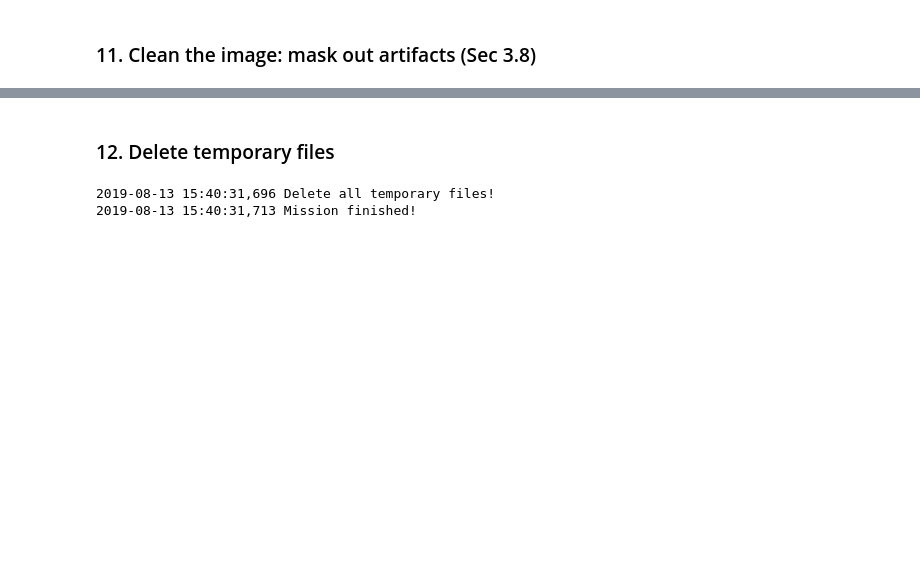
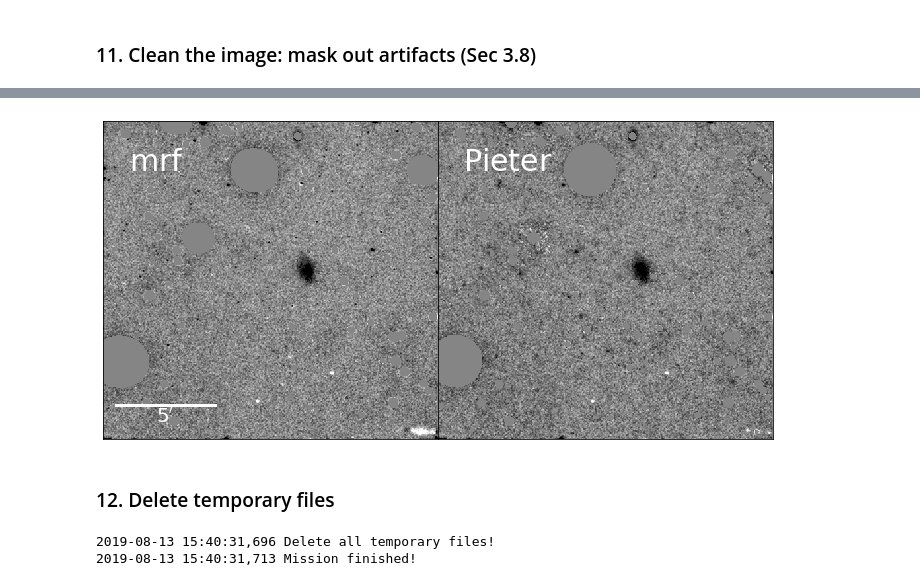
Before and after one commit to AstroJacobLi/mrf, a Jupyter notebook: examples/mrf-m101.ipynb, the cells around one changed output, grey strips where cells are left out. Saved outputs shown, nothing was run; the diff lists cells and outputs as text; code cells hidden in the pictures; blank space fills up the shorter version.

```diff
--- a/examples/mrf-m101.ipynb
+++ b/examples/mrf-m101.ipynb
@@ -568,3 +586,12 @@ plt.savefig('mrf_result.png', bbox_inches='tight', facecolor='silver')
+# %%
+pieter = fits.open('pieter_m101_df3_r_res_final.fits')[0].data
+fig, [ax1, ax2] = plt.subplots(1, 2, figsize=(12, 8))
+display_multiple([final_image, pieter], text=['mrf', 'Pieter'], ax=[ax1, ax2], cmap='binary',
+                 scale_bar_length=300, pixel_scale=2.0)
+plt.subplots_adjust(wspace=0)
+plt.savefig('./final_comparison.png', bbox_inches='tight')
+# %% [output]
+[figure, added]
 # %% [markdown]
 ### 12. Delete temporary files
 # %%
```
Also changed, not shown: parts of 16 cells of this notebook, 2 other files.
